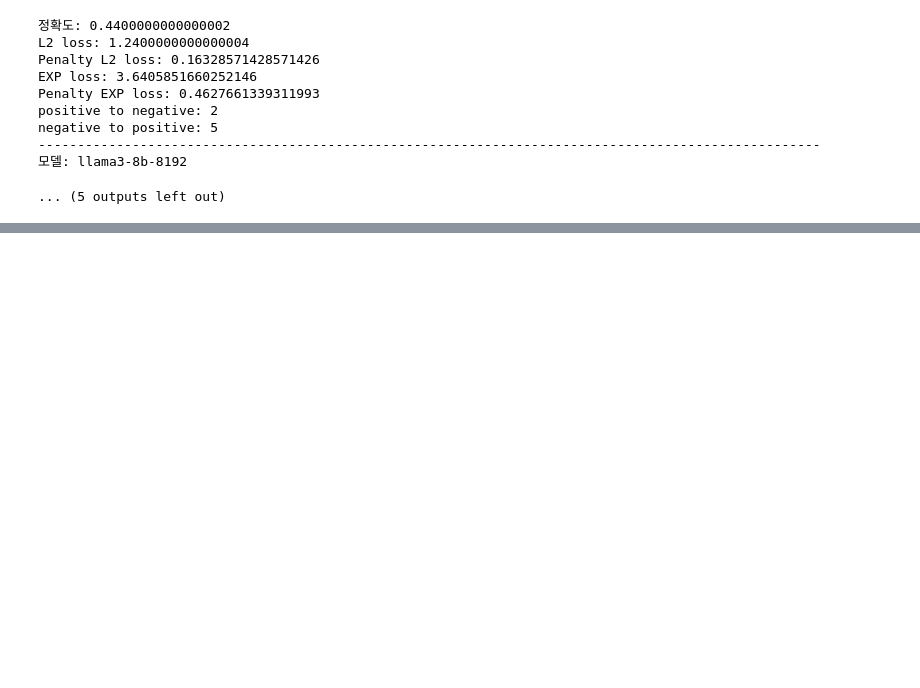
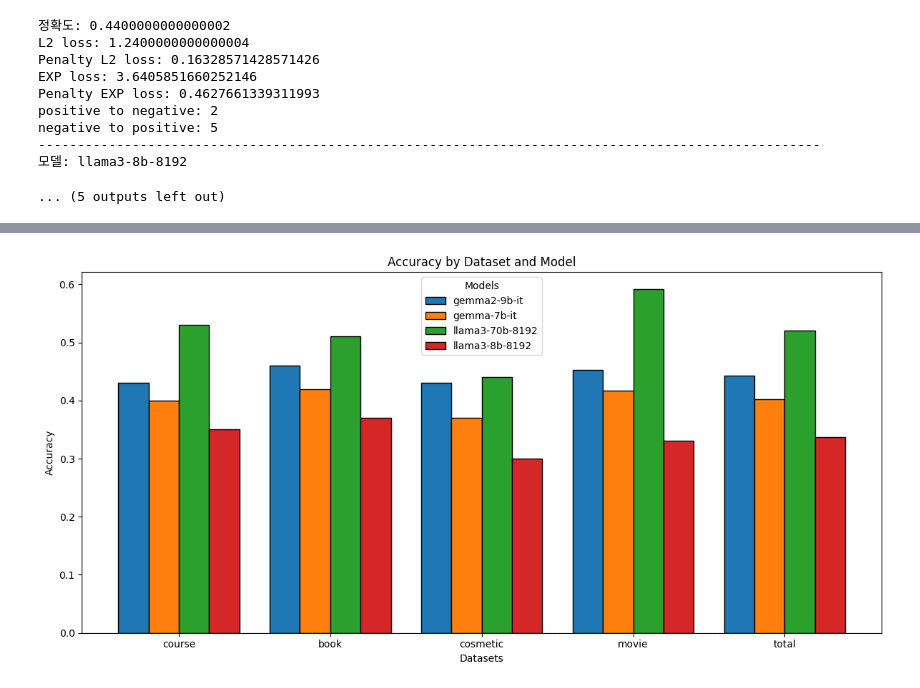
Before and after one commit to JongseoKang/HUM2041, a Jupyter notebook: model_run.ipynb, the cells around one changed output, grey strips where cells are left out. Cells and saved outputs as stored; diff of their text form; code cells hidden in the pictures; blank space fills up the shorter version.

Commit message:
different style plots

```diff
--- a/model_run.ipynb
+++ b/model_run.ipynb
@@ -833,0 +940,90 @@ for dataset in datasets:
+# %%
+import matplotlib.pyplot as plt
+import numpy as np
+
+result_json = ""
+with open("result.json", "r") as f:
+    result_json = f.read()
+
+result = json.loads(result_json)
+
+# Prepare data
+datasets = dataName + ["total"] # Extract dataset names excluding "total"
+# models = # Extract model names
+
+# Define metrics to plot
+metrics = ["acc", "l2_loss", "penalty_l2_loss", "penalty_exp_loss"]
+metric_labels = {
+    "acc": "Accuracy",
+    "l2_loss": "L2 Loss",
+    "penalty_l2_loss": "Penalty L2 Loss",
+    "penalty_exp_loss": "Penalty Exp Loss",
+}
+
+# Plot each metric
+for metric in metrics:
+    plt.figure(figsize=(12, 6))
+    x = np.arange(len(datasets))  # Positions for dataset groups
+    bar_width = 0.2  # Width of each bar
+
+    for i, model in enumerate(models):
+        # Extract metric values for each dataset
+        values = [result[model][dataset][metric] for dataset in datasets]
+
+        # Plot bars for the current model
+        plt.bar(
+            x + i * bar_width,
+            values,
+            width=bar_width,
+            label=model,
+            edgecolor='black'
+        )
+
+    # Formatting
+    plt.xticks(x + bar_width * (len(models) - 1) / 2, datasets)  # Center the tick labels
+    plt.title(f"{metric_labels[metric]} by Dataset and Model")
+    plt.xlabel("Datasets")
+    plt.ylabel(metric_labels[metric])
+    plt.legend(title="Models")
+    plt.axhline(0, color='black', linewidth=0.8, linestyle='--')  # Zero reference line
+    plt.tight_layout()
+    plt.show()
+
+# Special handling for posY and negY
+plt.figure(figsize=(12, 6))
+x = np.arange(len(datasets))  # Positions for dataset groups
+
+for i, model in enumerate(models):
+    # Extract posY and negY values
+    posY = [result[model][dataset]["posY"] for dataset in datasets]
+    negY = [result[model][dataset]["negY"] for dataset in datasets]
+
+    # Plot posY and negY as grouped bars
+    plt.bar(
+        x + i * bar_width - bar_width / 2,
+        posY,
+        width=bar_width,
+        color='green',
+        edgecolor='black',
+        label=f"{model} - Positive (posY)"
+    )
+    plt.bar(
+        x + i * bar_width + bar_width / 2,
+        negY,
+        width=bar_width,
+        color='red',
+        edgecolor='black',
+        label=f"{model} - Negative (negY)"
+    )
+
+# Formatting for posY and negY
+plt.xticks(x + bar_width * (len(models) - 1) / 2, datasets)  # Center the tick labels
+plt.title("Positive (posY) and Negative (negY) Counts by Dataset and Model")
+plt.xlabel("Datasets")
+plt.ylabel("Counts")
+plt.legend(title="Models and Metrics", bbox_to_anchor=(1.05, 1), loc='upper left')
+plt.axhline(0, color='black', linewidth=0.8, linestyle='--')  # Zero reference line
+plt.tight_layout()
+plt.show()
+# %% [output]
+[figure, added]
```
Also changed, not shown: parts of 2 cells of this notebook.
